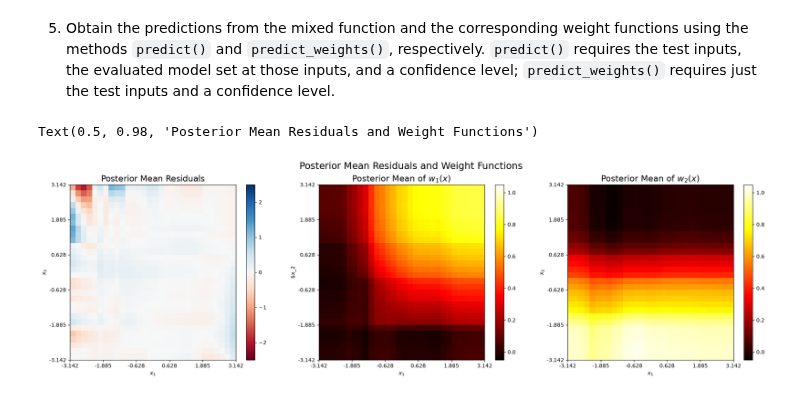
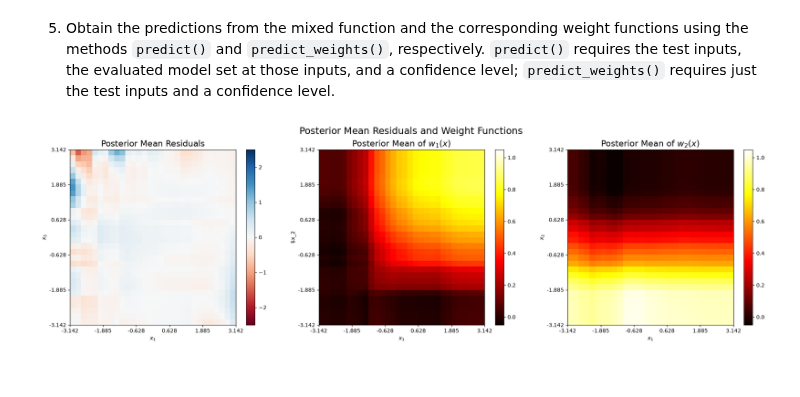
Before and after one commit to bandframework/OpenBT, a Jupyter notebook: Examples/BART_BMM_Technometrics_2024/BART_BMM_Technometrics.ipynb, the cells around one changed output. Drawn from its saved outputs; the diff is of its cells as text; code cells hidden in the pictures.

```diff
--- a/Examples/BART_BMM_Technometrics_2024/BART_BMM_Technometrics.ipynb
+++ b/Examples/BART_BMM_Technometrics_2024/BART_BMM_Technometrics.ipynb
@@ -322,33 +316,32 @@ cmap_rb = plt.get_cmap("RdBu")
 fig, ax = plt.subplots(1,3, figsize = (24,6))
 
 pcm1 = ax[0].pcolormesh((f0_test - pmean.reshape(x1_test.shape)).transpose(),cmap = cmap_rb, vmin = -2.5, vmax = 2.5)
 ax[0].set_title("Posterior Mean Residuals", size = 16)
 ax[0].set(xlabel = "$x_1$", ylabel = "$x_2$")
 ax[0].xaxis.set_major_locator(ticker.FixedLocator(np.round(np.linspace(0, n_test, 6),3)))
 ax[0].xaxis.set_major_formatter(ticker.FixedFormatter(np.round(np.linspace(-np.pi, np.pi, 6),3)))
 ax[0].yaxis.set_major_locator(ticker.FixedLocator(np.round(np.linspace(0, n_test, 6),3)))
 ax[0].yaxis.set_major_formatter(ticker.FixedFormatter(np.round(np.linspace(-np.pi, np.pi, 6),3)))
 
 fig.colorbar(pcm1,ax = ax[0])
 
 pcm0 = ax[1].pcolormesh(w1_mean,cmap = cmap_hot, vmin = -0.05, vmax = 1.05)
 ax[1].set_title("Posterior Mean of $w_1(x)$", size = 16)
 ax[1].set(xlabel = "$x_1$", ylabel = "$x_2")
 ax[1].xaxis.set_major_locator(ticker.FixedLocator(np.round(np.linspace(0, n_test, 6),3)))
 ax[1].xaxis.set_major_formatter(ticker.FixedFormatter(np.round(np.linspace(-np.pi, np.pi, 6),3)))
 ax[1].yaxis.set_major_locator(ticker.FixedLocator(np.round(np.linspace(0, n_test, 6),3)))
 ax[1].yaxis.set_major_formatter(ticker.FixedFormatter(np.round(np.linspace(-np.pi, np.pi, 6),3)))
 fig.colorbar(pcm0,ax = ax[1])
 
 pcm2 = ax[2].pcolormesh(w2_mean,cmap = cmap_hot, vmin = -0.05, vmax = 1.05)
 ax[2].set_title("Posterior Mean of $w_2(x)$", size = 16)
 ax[2].set(xlabel = "$x_1$", ylabel = "$x_2$")
 ax[2].xaxis.set_major_locator(ticker.FixedLocator(np.round(np.linspace(0, n_test, 6),3)))
 ax[2].xaxis.set_major_formatter(ticker.FixedFormatter(np.round(np.linspace(-np.pi, np.pi, 6),3)))
 ax[2].yaxis.set_major_locator(ticker.FixedLocator(np.round(np.linspace(0, n_test, 6),3)))
 ax[2].yaxis.set_major_formatter(ticker.FixedFormatter(np.round(np.linspace(-np.pi, np.pi, 6),3)))
 fig.colorbar(pcm2,ax = ax[2])
-fig.suptitle("Posterior Mean Residuals and Weight Functions", size = 18)
+_ = fig.suptitle("Posterior Mean Residuals and Weight Functions", size = 18)
 # %% [output]
-Text(0.5, 0.98, 'Posterior Mean Residuals and Weight Functions')
-[figure, old version]
+[figure, new version]
```
Also changed, not shown: parts of 4 cells of this notebook.
